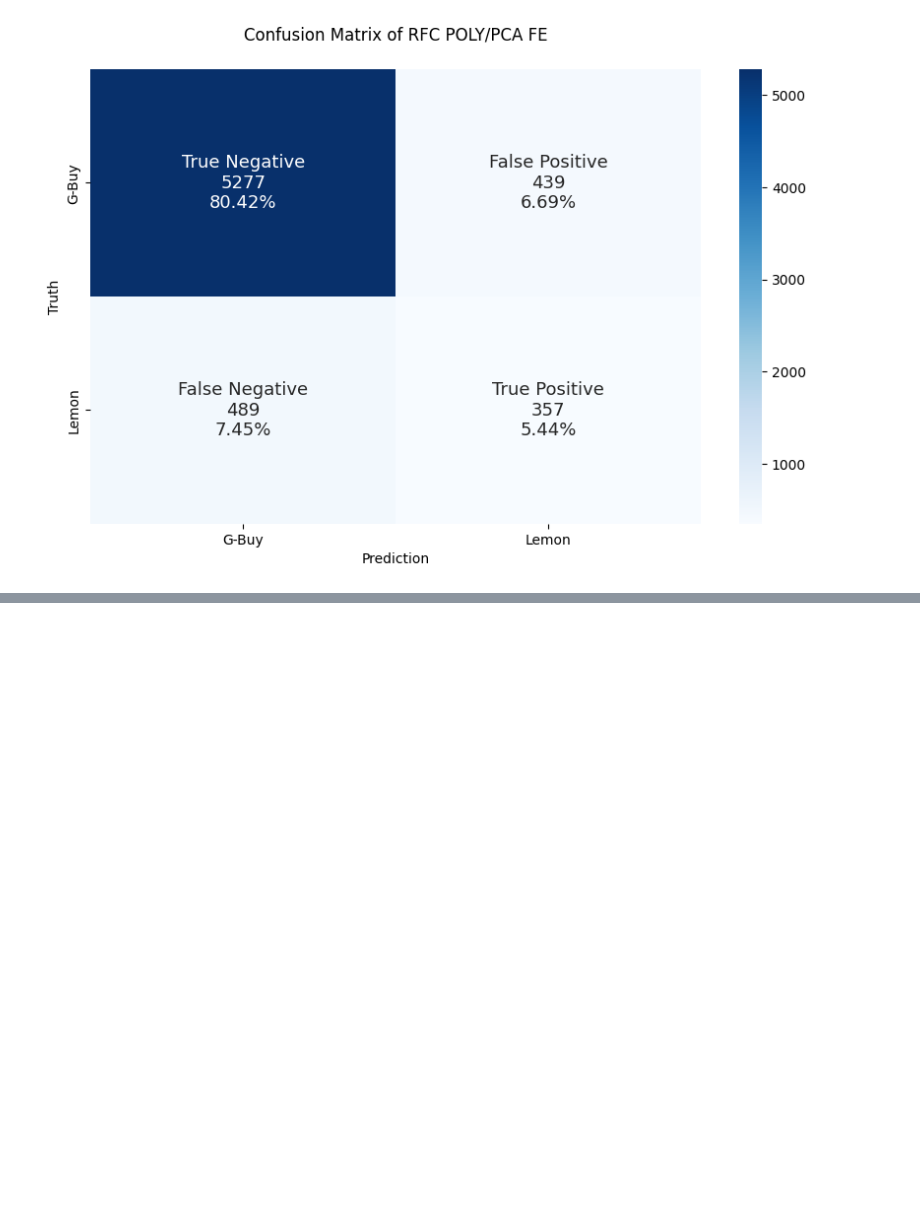
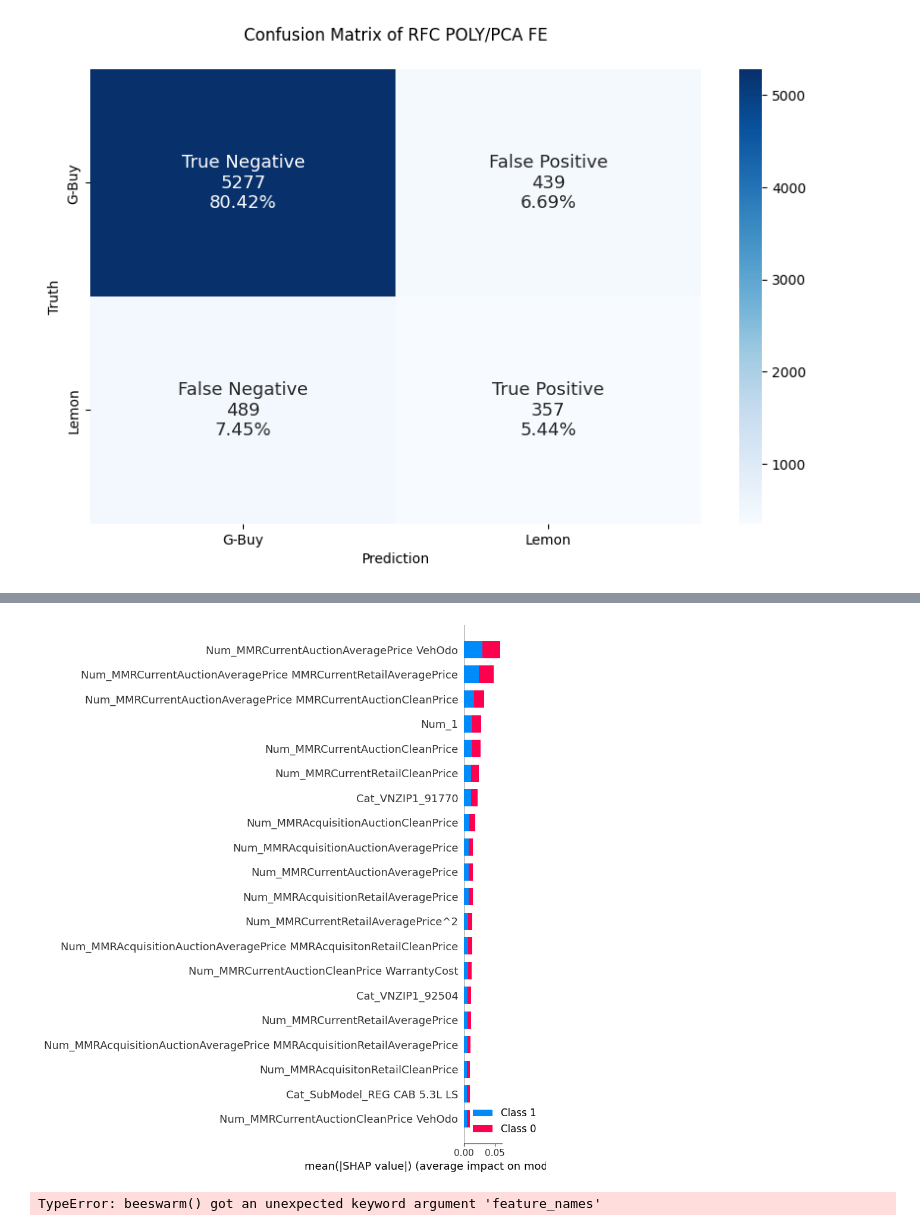
Before and after one commit to Joe-ElM/Used-Cars-Sales, a Jupyter notebook: Notebooks/5. DT-RF Model.ipynb, the cells around one changed output, grey strips where cells are left out. Saved outputs shown, nothing was run; the diff lists cells and outputs as text; code cells hidden in the pictures; blank space fills up the shorter version.

```diff
--- a/Notebooks/5. DT-RF Model.ipynb
+++ b/Notebooks/5. DT-RF Model.ipynb
@@ -884,0 +942,33 @@ Scoring of GridSearch RFC FE
+# %%
+import shap
+from sklearn.preprocessing import PolynomialFeatures, StandardScaler, OneHotEncoder
+from sklearn.decomposition import PCA
+from sklearn.ensemble import RandomForestClassifier
+
+# Assuming X_test_copy is your test data
+X_test_sampled = X_test_copy.sample(50, random_state=42)  # Change to 20
+
+# Use TreeExplainer instead of Explainer
+explainer = shap.TreeExplainer(rf_classifier)
+
+# Apply the same preprocessing to X_test_sampled as you did to X_train_copy
+X_test_preprocessed = np.hstack([
+    pca.transform(scaler.transform(poly_features.transform(X_test_sampled[num_cols]))),
+    encoder.transform(X_test_sampled[cat_cols_FE]).toarray()
+])
+
+# Calculate SHAP values
+shap_values = explainer.shap_values(X_test_preprocessed)
+
+# Get feature names after preprocessing
+num_feature_names = [f"Num_{name}" for name in poly_features.get_feature_names_out(num_cols)]
+cat_feature_names = [f"Cat_{name}" for name in encoder.get_feature_names_out(cat_cols_FE)]
+all_feature_names = num_feature_names + cat_feature_names
+
+# Use shap.summary_plot or shap.plots.beeswarm with the Explanation object and feature_names
+shap.summary_plot(shap_values, X_test_preprocessed, feature_names=all_feature_names)
+# or
+shap.plots.beeswarm(shap_values)
+# %% [output]
+[figure, added]
+TypeError: beeswarm() got an unexpected keyword argument 'feature_names'
```
Also changed, not shown: parts of 5 cells of this notebook, 4 other files.
